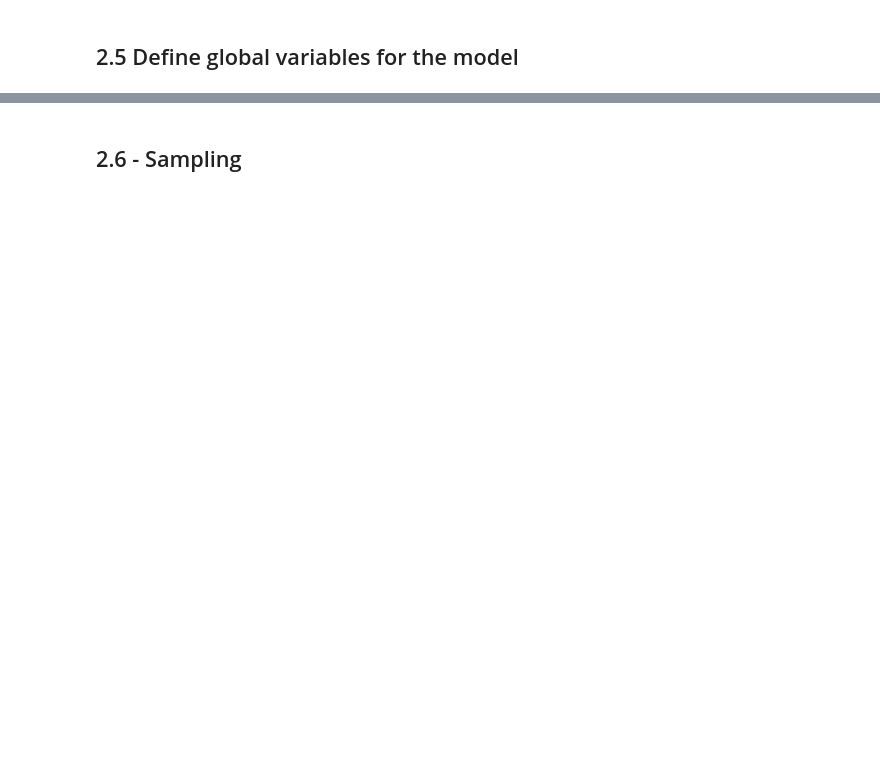
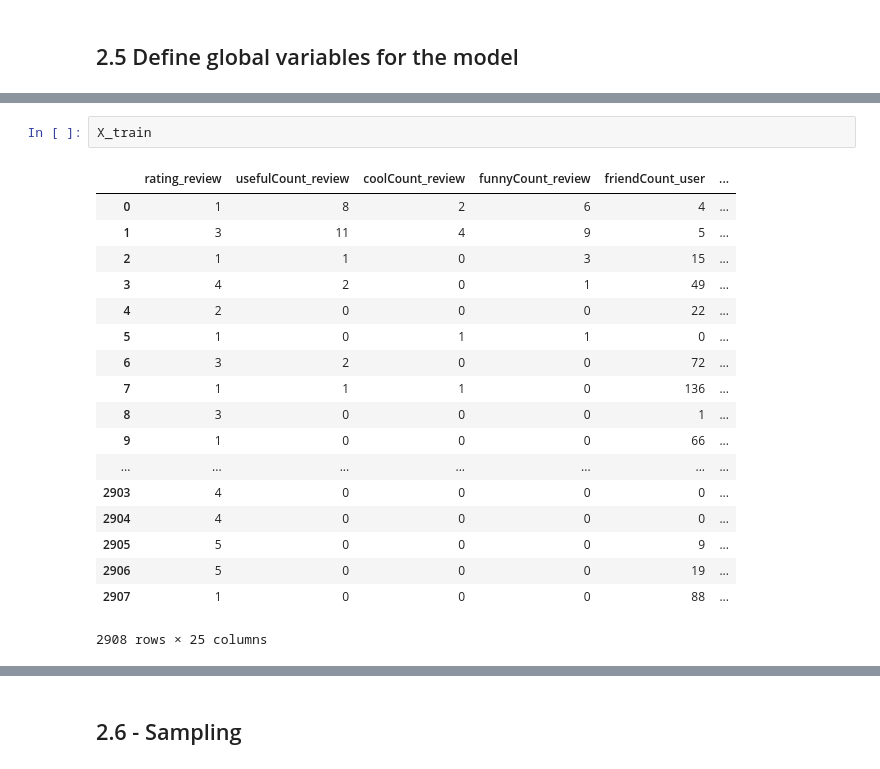
Before and after one commit to msandim/tum-anomaly-detection-challenges, a Jupyter notebook: Challenge 2/Script.ipynb, the cells around one changed output, grey strips where cells are left out. Drawn from its saved outputs; the diff is of its cells as text; blank space fills up the shorter version.

```diff
--- a/Challenge 2/Script.ipynb
+++ b/Challenge 2/Script.ipynb
@@ -536,3 +543,24 @@ X_train, Y_train, X_test = encodeVariables()
 [0 0 0 ..., 1 1 1]
+# %%
+X_train
+# %% [output]
+|  | rating_review | usefulCount_review | coolCount_review | funnyCount_review | friendCount_user | ... |
+| 0 | 1 | 8 | 2 | 6 | 4 | ... |
+| 1 | 3 | 11 | 4 | 9 | 5 | ... |
+| 2 | 1 | 1 | 0 | 3 | 15 | ... |
+| 3 | 4 | 2 | 0 | 1 | 49 | ... |
+| 4 | 2 | 0 | 0 | 0 | 22 | ... |
+| 5 | 1 | 0 | 1 | 1 | 0 | ... |
+| 6 | 3 | 2 | 0 | 0 | 72 | ... |
+| 7 | 1 | 1 | 1 | 0 | 136 | ... |
+| 8 | 3 | 0 | 0 | 0 | 1 | ... |
+| 9 | 1 | 0 | 0 | 0 | 66 | ... |
+| ... | ... | ... | ... | ... | ... | ... |
+| 2903 | 4 | 0 | 0 | 0 | 0 | ... |
+| 2904 | 4 | 0 | 0 | 0 | 0 | ... |
+| 2905 | 5 | 0 | 0 | 0 | 9 | ... |
+| 2906 | 5 | 0 | 0 | 0 | 19 | ... |
+| 2907 | 1 | 0 | 0 | 0 | 88 | ... |
+2908 rows × 25 columns
 # %%
 X_train.columns
```
Also changed, not shown: parts of 5 cells of this notebook, 2 other files.
